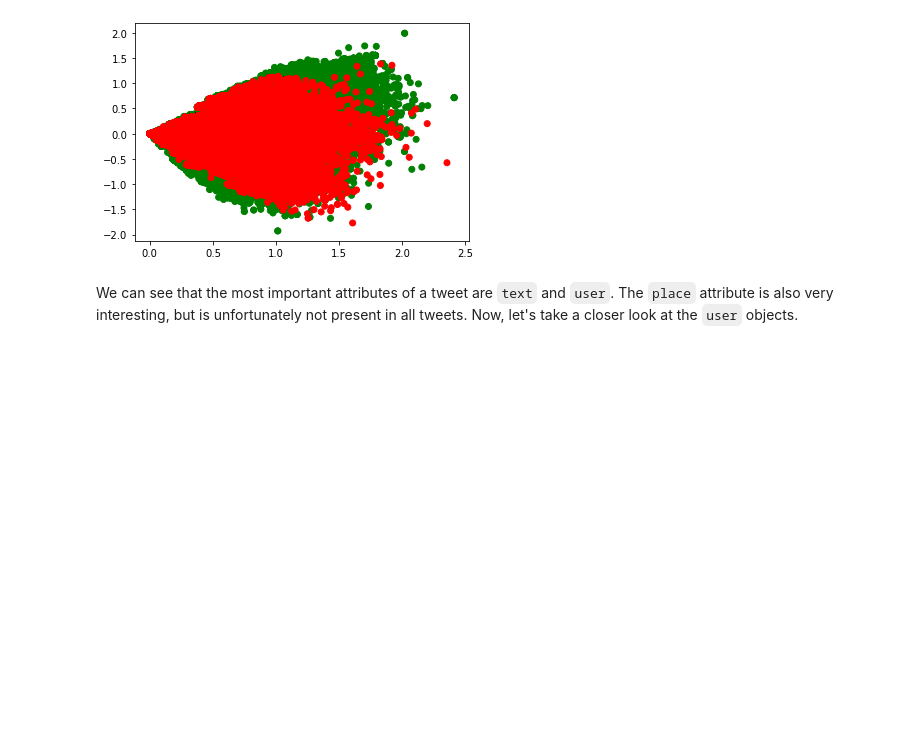
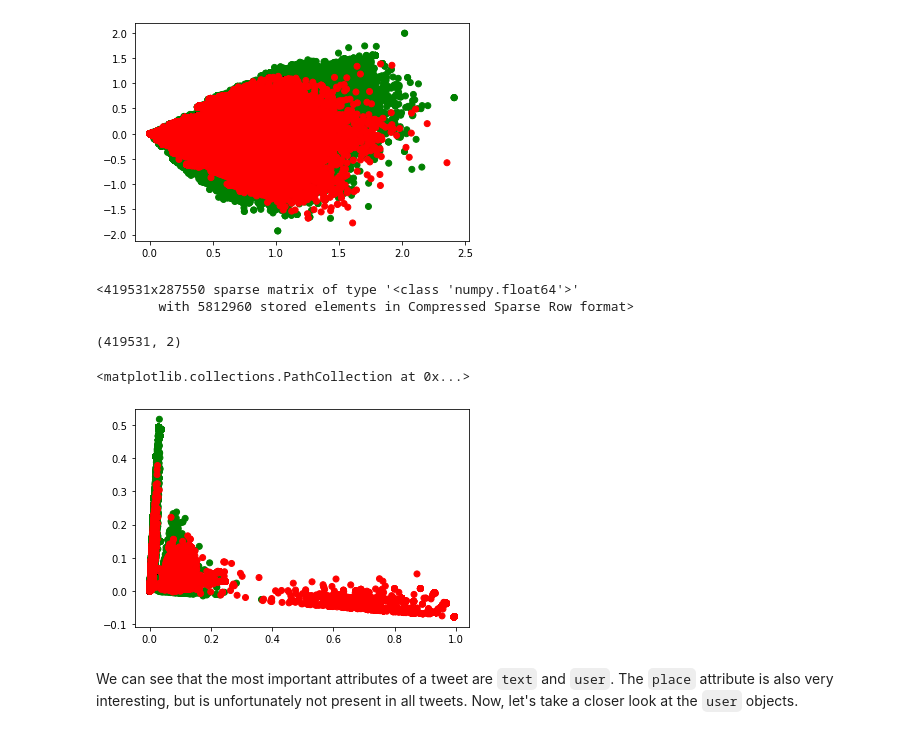
Before and after one commit to jakobzmrzlikar/fake-news-analysis, a Jupyter notebook: FakeNews/fakenews.ipynb, the cells around one changed output. Saved outputs shown, nothing was run; the diff lists cells and outputs as text; code cells hidden in the pictures; blank space fills up the shorter version.

```diff
--- a/FakeNews/fakenews.ipynb
+++ b/FakeNews/fakenews.ipynb
@@ -434,6 +434,24 @@ plt.scatter(projection[:, 0], projection[:, 1], c=colors)
 # %% [output]
 <matplotlib.collections.PathCollection at 0x...>
 [figure]
+# %%
+tf_idf_transformer = TfidfTransformer()
+embedding = tf_idf_transformer.fit_transform(embedding)
+embedding
+# %% [output]
+<419531x287550 sparse matrix of type '<class 'numpy.float64'>'
+        with 5812960 stored elements in Compressed Sparse Row format>
+# %%
+pca = TruncatedSVD(n_components=2, random_state=random_state)
+projection = pca.fit_transform(embedding)
+projection.shape
+# %% [output]
+(419531, 2)
+# %%
+plt.scatter(projection[:, 0], projection[:, 1], c=colors)
+# %% [output]
+<matplotlib.collections.PathCollection at 0x...>
+[figure, added]
 # %% [markdown]
 We can see that the most important attributes of a tweet are ``text`` and ``user``. The ``place`` attribute is also very interesting, but is unfortunately not present in all tweets. Now, let's take a closer look at the ``user`` objects.
 # %% [markdown]
```
